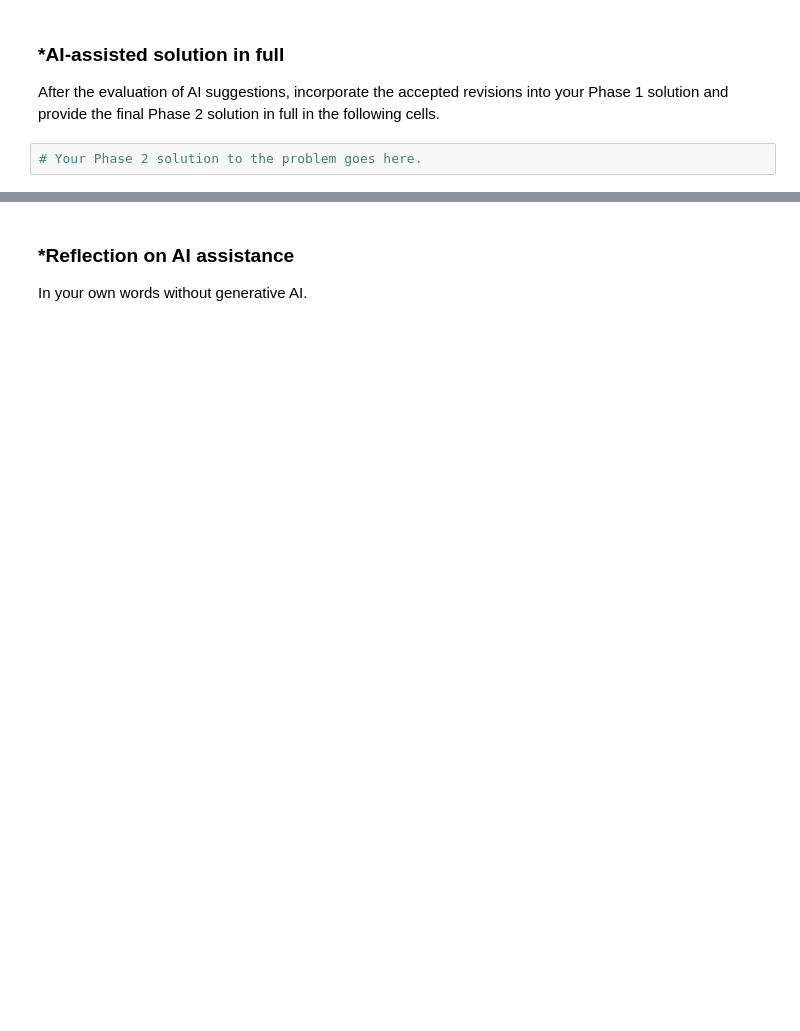
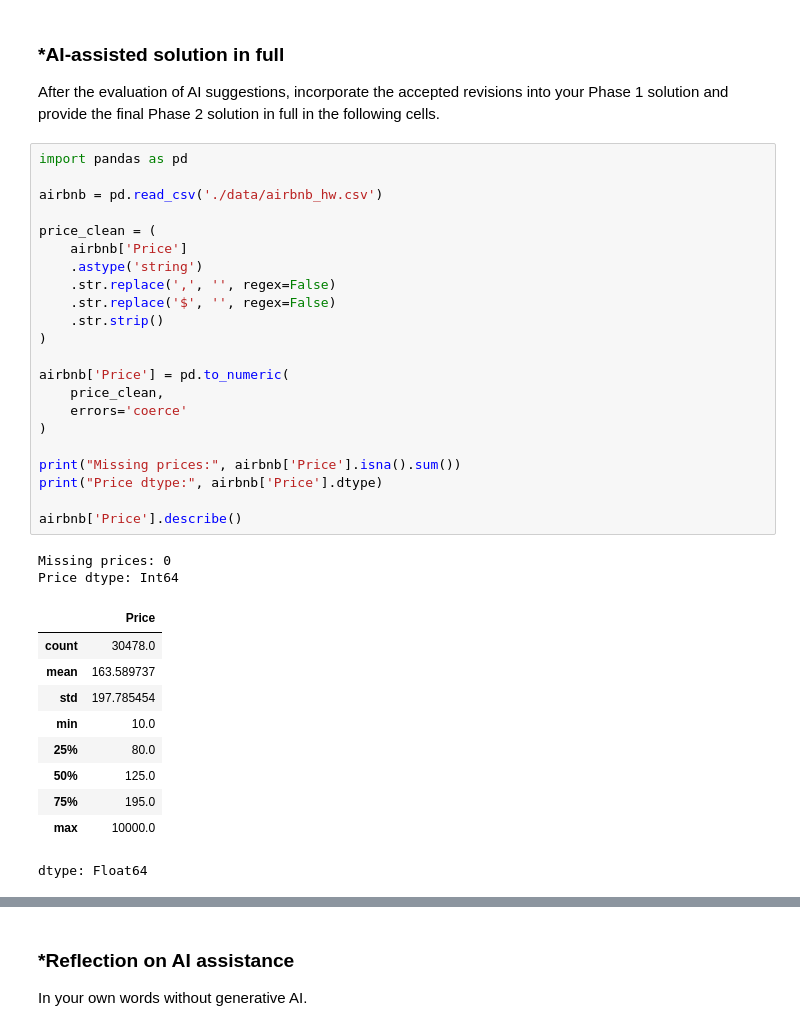
Before and after one commit to mayayonathan/A01-data-wrangling, a Jupyter notebook: notebook.ipynb, the cells around one changed output, grey strips where cells are left out. Saved outputs shown, nothing was run; the diff lists cells and outputs as text; blank space fills up the shorter version.

```diff
--- a/notebook.ipynb
+++ b/notebook.ipynb
@@ -476,5 +487,38 @@ Keep Phase 1 frozen.
 # %% [markdown]
 ### *AI-assisted solution in full
 After the evaluation of AI suggestions, incorporate the accepted revisions into your Phase 1 solution and provide the final Phase 2 solution in full in the following cells.
-# %%
-# Your Phase 2 solution to the problem goes here.
+# %%
+import pandas as pd
+
+airbnb = pd.read_csv('./data/airbnb_hw.csv')
+
+price_clean = (
+    airbnb['Price']
+    .astype('string')
+    .str.replace(',', '', regex=False)
+    .str.replace('$', '', regex=False)
+    .str.strip()
+)
+
+airbnb['Price'] = pd.to_numeric(
+    price_clean,
+    errors='coerce'
+)
+
+print("Missing prices:", airbnb['Price'].isna().sum())
+print("Price dtype:", airbnb['Price'].dtype)
+
+airbnb['Price'].describe()
+# %% [output]
+Missing prices: 0
+Price dtype: Int64
+|  | Price |
+| count | 30478.0 |
+| mean | 163.589737 |
+| std | 197.785454 |
+| min | 10.0 |
+| 25% | 80.0 |
+| 50% | 125.0 |
+| 75% | 195.0 |
+| max | 10000.0 |
+dtype: Float64
```
Also changed, not shown: parts of 36 cells of this notebook.
